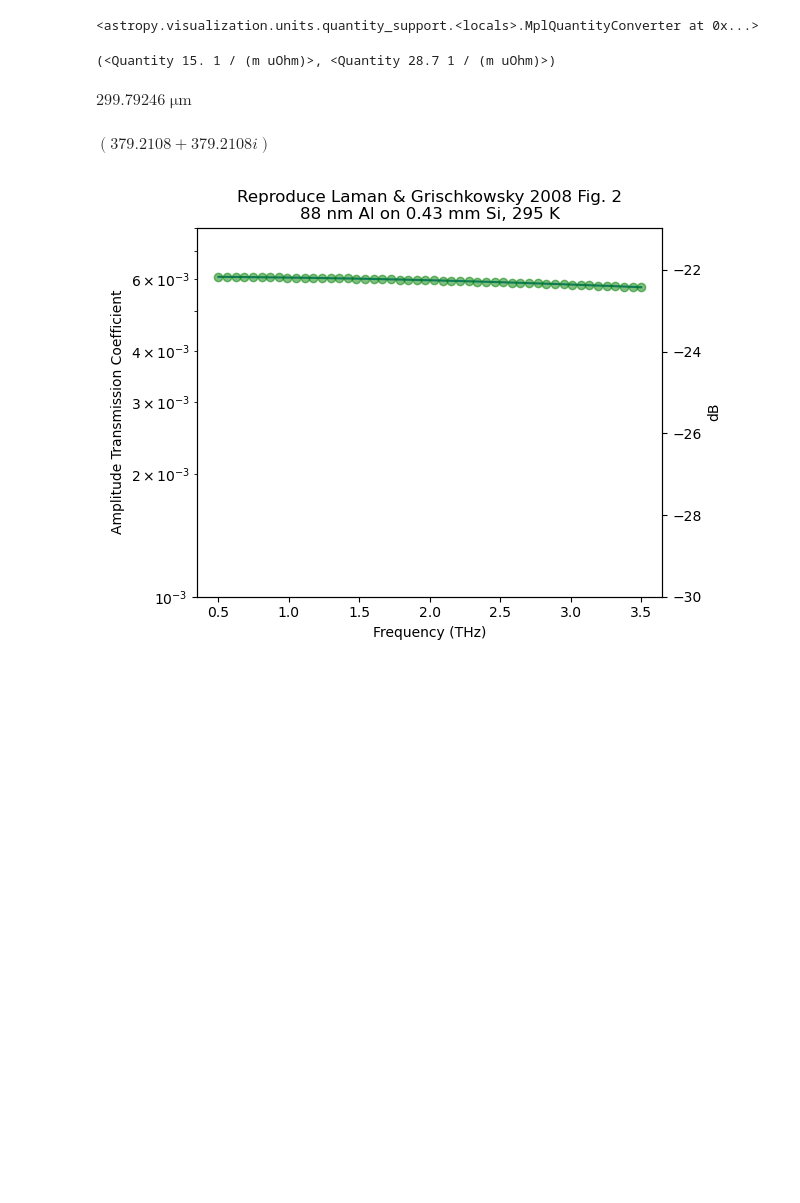
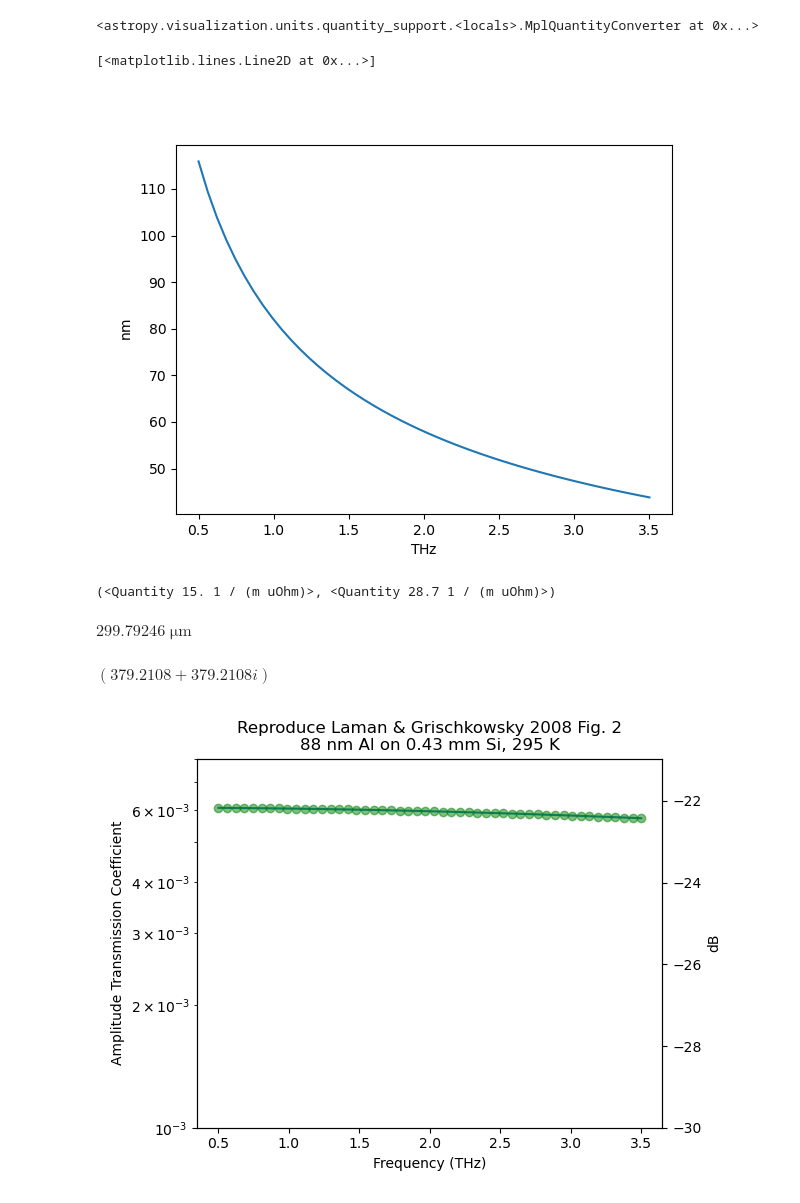
Before and after one commit to tim-balloon/tim-memos, a Jupyter notebook: ndf_calcs/al_transmission.ipynb, the cells around one changed output. Drawn from its saved outputs; the diff is of its cells as text; code cells hidden in the pictures; blank space fills up the shorter version.

```diff
--- a/ndf_calcs/al_transmission.ipynb
+++ b/ndf_calcs/al_transmission.ipynb
@@ -58,6 +62,13 @@ d3 = 0.43 * u.mm
 
 # Vacuum
 n4 = 1.
+# %%
+fig, ax = plt.subplots()
+# f = np.linspace(0.7, 1.2) * u.THz
+ax.plot(f, delta(f).to(u.nm))
+# %% [output]
+[<matplotlib.lines.Line2D at 0x...>]
+[figure, added]
 # %%
 sigma_thz_al = 15 / u.uOhm / u.m
 sigma_ghz_al = 2.87e7 / u.Ohm / u.m
```
Also changed, not shown: parts of 4 cells of this notebook.
